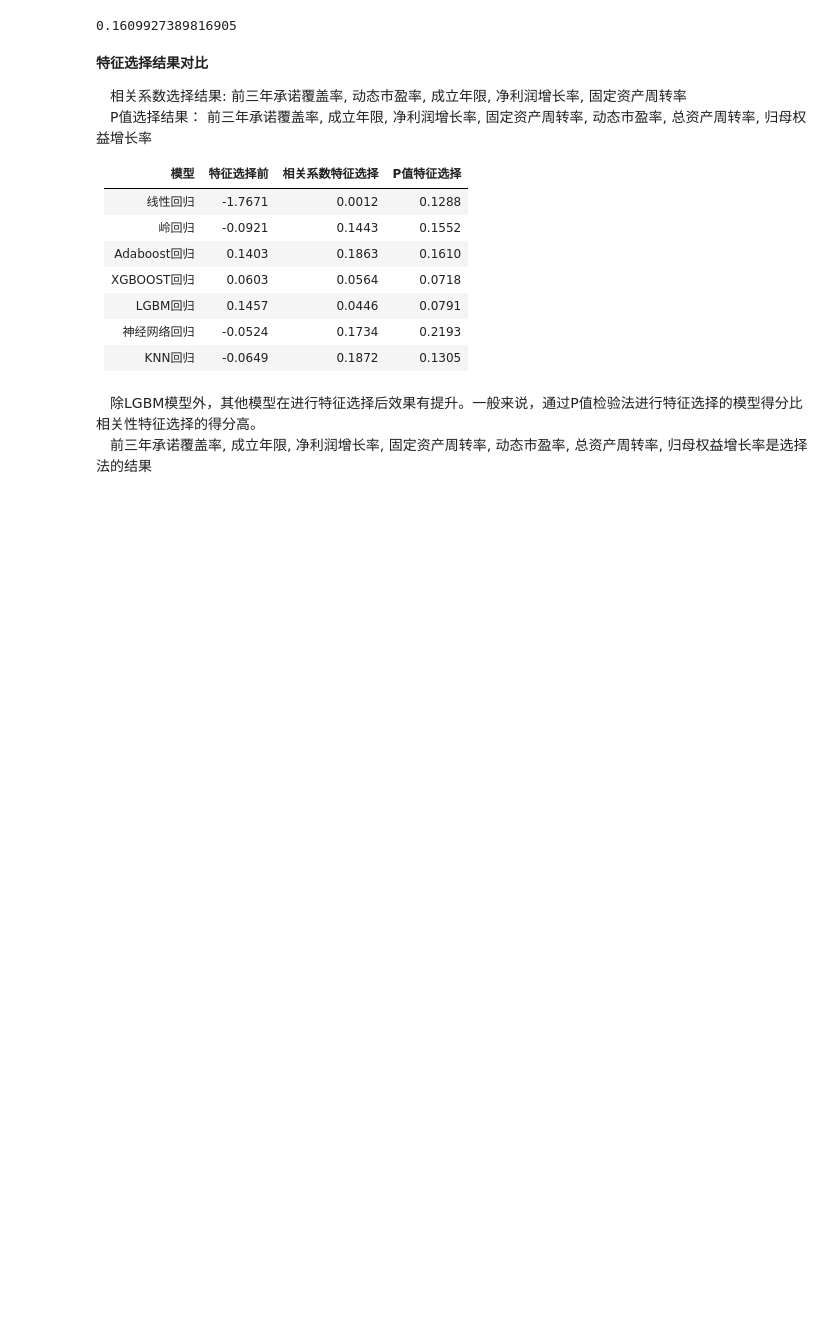
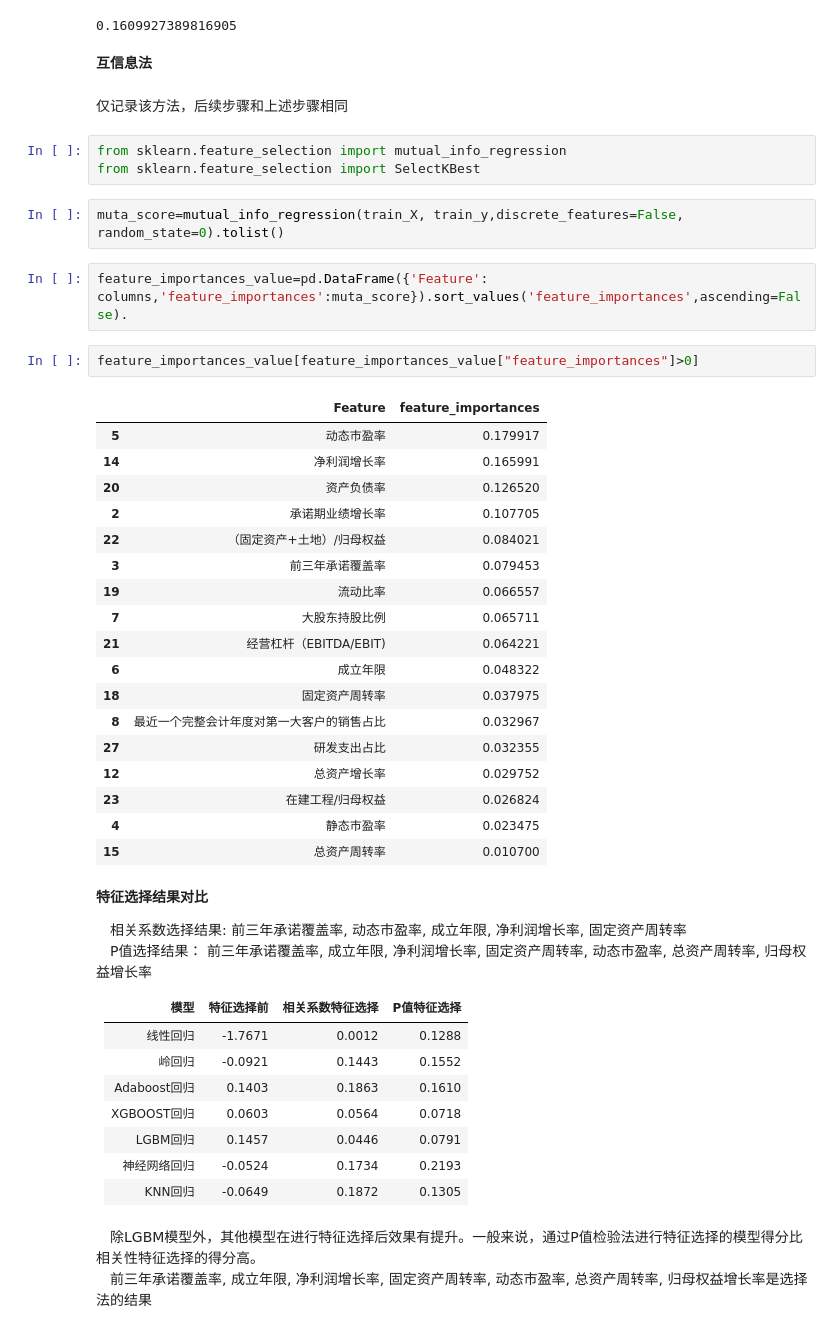
Before and after one commit to ZhengyiWang/Unique-Risk, a Jupyter notebook: 特有风险 _short.ipynb, the cells around one changed output. Cells and saved outputs as stored; diff of their text form; blank space fills up the shorter version.

Commit message:
Add files via upload
互信息法，t配对假设检验

```diff
--- a/特有风险 _short.ipynb
+++ b/特有风险 _short.ipynb
@@ -816,12 +816,45 @@ score.mean()
 # %% [output]
 [ 0.14615462  0.1506935   0.1863582  -0.06621946  0.38797684]
 0.1609927389816905
+# %% [markdown]
+**互信息法**
+# %% [markdown]
+仅记录该方法，后续步骤和上述步骤相同
+# %%
+from sklearn.feature_selection import mutual_info_regression
+from sklearn.feature_selection import SelectKBest
+# %%
+muta_score=mutual_info_regression(train_X, train_y,discrete_features=False, random_state=0).tolist()
+# %%
+feature_importances_value=pd.DataFrame({'Feature': columns,'feature_importances':muta_score}).sort_values('feature_importances',ascending=False).
+# %%
+feature_importances_value[feature_importances_value["feature_importances"]>0]
+# %% [output]
+|  | Feature | feature_importances |
+| 5 | 动态市盈率 | 0.179917 |
+| 14 | 净利润增长率 | 0.165991 |
+| 20 | 资产负债率 | 0.126520 |
+| 2 | 承诺期业绩增长率 | 0.107705 |
+| 22 | （固定资产+土地）/归母权益 | 0.084021 |
+| 3 | 前三年承诺覆盖率 | 0.079453 |
+| 19 | 流动比率 | 0.066557 |
+| 7 | 大股东持股比例 | 0.065711 |
+| 21 | 经营杠杆（EBITDA/EBIT) | 0.064221 |
+| 6 | 成立年限 | 0.048322 |
+| 18 | 固定资产周转率 | 0.037975 |
+| 8 | 最近一个完整会计年度对第一大客户的销售占比 | 0.032967 |
+| 27 | 研发支出占比 | 0.032355 |
+| 12 | 总资产增长率 | 0.029752 |
+| 23 | 在建工程/归母权益 | 0.026824 |
+| 4 | 静态市盈率 | 0.023475 |
+| 15 | 总资产周转率 | 0.010700 |
 # %% [markdown]
 
 **特征选择结果对比**<br>
 
 &emsp;相关系数选择结果: 前三年承诺覆盖率, 动态市盈率, 成立年限, 净利润增长率, 固定资产周转率<br>
-&emsp;P值选择结果：    前三年承诺覆盖率, 成立年限, 净利润增长率, 固定资产周转率, 动态市盈率, 总资产周转率, 归母权益增长率
+&emsp;P值选择结果：    前三年承诺覆盖率, 成立年限, 净利润增长率, 固定资产周转率, 动态市盈率, 总资产周转率, 归母权益增长率<br>
+
 
 
 | 模型 | 特征选择前 | 相关系数特征选择 | P值特征选择|
```
Also changed, not shown: parts of 22 cells of this notebook.
